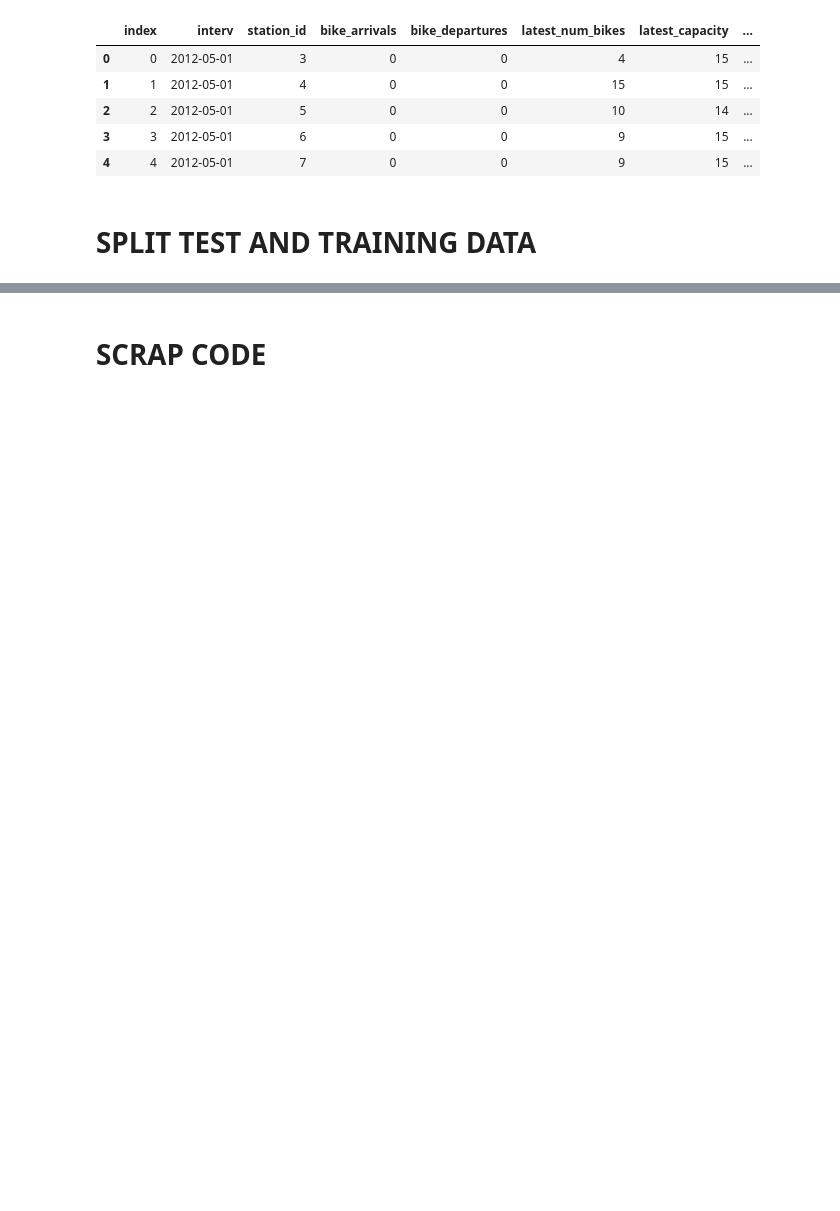
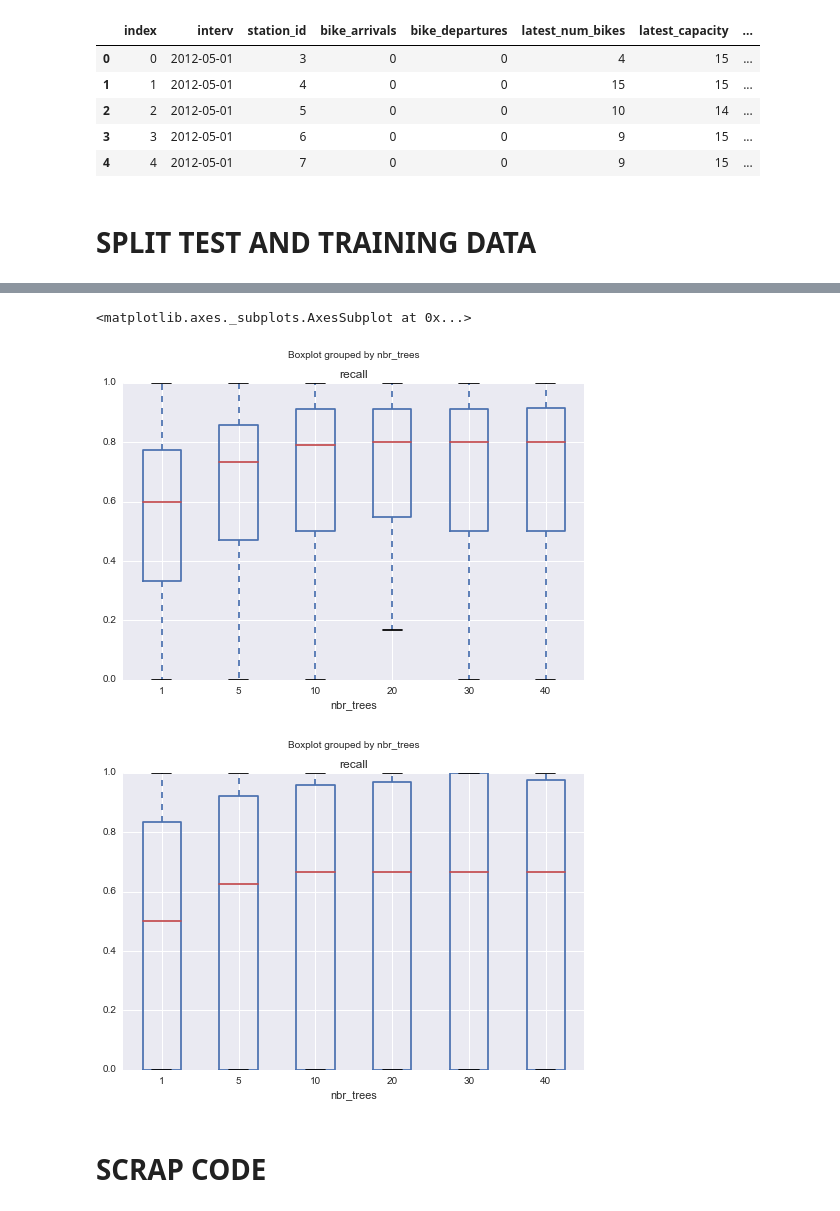
Before and after one commit to CS109Hubway/classp, a Jupyter notebook: Test_Hubway.ipynb, the cells around one changed output, grey strips where cells are left out. Drawn from its saved outputs; the diff is of its cells as text; code cells hidden in the pictures; blank space fills up the shorter version.

Commit message:
Added a classification algorithm with crossvalidation for a window/prediction horizon of 20 mintues

```diff
--- a/Test_Hubway.ipynb
+++ b/Test_Hubway.ipynb
@@ -408,7 +381,7 @@ reg_df=reg_df.merge(hist_avg, how='left', left_on=['station_id','weekday','minut
 
 ## Average Arrivals and Departures over the last 3 intervals for different prediction windows
 # define the prediction windows and hence lags to be considered
-pred_windows = np.array([5,10,15,20,25,30,35,40,45])
+pred_windows = np.array([10,20,30]) #[5,10,15,20,25,30,35,40,45]
 nbr_prev = 3
 lags = range(5, nbr_prev*5+max(pred_windows)+1, 5)
 
@@ -422,6 +395,8 @@ for window in pred_windows:
     i= window/5-1
     reg_df['prev_arr_'+str(window)]= reg_df[['arr_lag'+str(lag) for lag in lags[i:i+nbr_prev]]].mean(axis=1)
     reg_df['prev_dep_'+str(window)]= reg_df[['dep_lag'+str(lag) for lag in lags[i:i+nbr_prev]]].mean(axis=1)
+    reg_df['prev_num_bikes'+str(window)]=reg_df.groupby(['station_id'])['latest_num_bikes'].shift(window/5)
+    reg_df['prev_capacity'+str(window)]=reg_df.groupby(['station_id'])['latest_capacity'].shift(window/5)
 
 # Drop lagged columns
 reg_df.drop(['arr_lag'+str(lag) for lag in lags], axis=1, inplace=True)
@@ -729,3 +752,28 @@ for i in range(numstations):
+# %%
+# Full Stations-Intervals
+nbr_trees = [1, 5, 10, 20, 30, 40]
+nbr_folds = 10
+crossval_recall_full=pd.DataFrame(columns = ['station_id', 'nbr_trees', 'recall'],
+                             index = range(len(nbr_trees)*len(stations)*nbr_folds),dtype=float)
+crossval_recall_full.station_id= np.repeat(np.transpose(np.tile(stations, len(nbr_trees))), nbr_folds)
+crossval_recall_full.nbr_trees=np.repeat(nbr_trees, len(stations)*nbr_folds)
+
+for ntree in nbr_trees:
+    rdfrst = RandomForestClassifier(n_estimators=(ntree+1))
+    for i,station in enumerate(stations):
+        X=reg_df_test.loc[reg_df_test.station_id == station,
+                          ['minute','weekday','precip','temp','hist_arr','hist_dep','prev_arr_20',
+                           'prev_dep_20','fullness20','NBAarr','NBAdep', 'MLBarr','MLBdep']]
+        Y=reg_df_test.isfull[reg_df_test.station_id == station]
+        scores = cross_val_score(rdfrst, X,y=Y,cv=nbr_folds, scoring = 'recall')
+        crossval_recall_full.loc[(crossval_recall.station_id == station) & (crossval_recall.nbr_trees == ntree), 'recall'] =scores
+# %%
+crossval_recall_empty.boxplot(column='recall', by='nbr_trees')
+crossval_recall_full.boxplot(column='recall', by='nbr_trees')
+# %% [output]
+<matplotlib.axes._subplots.AxesSubplot at 0x...>
+[figure, added]
+[figure, added]
 # %% [markdown]
 # SCRAP CODE
 # %%
```
Also changed, not shown: parts of 20 cells of this notebook, 1 other file.
